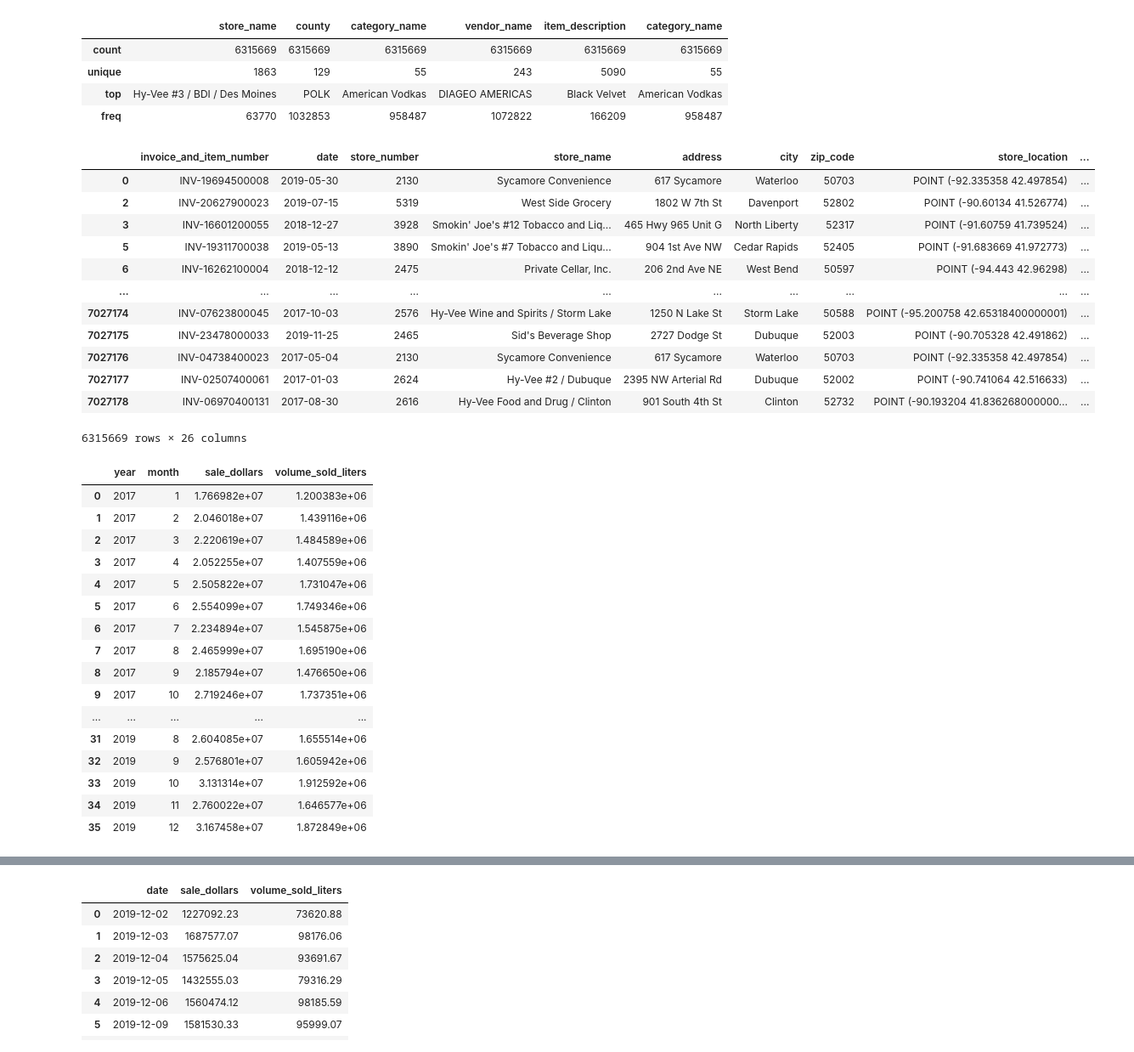
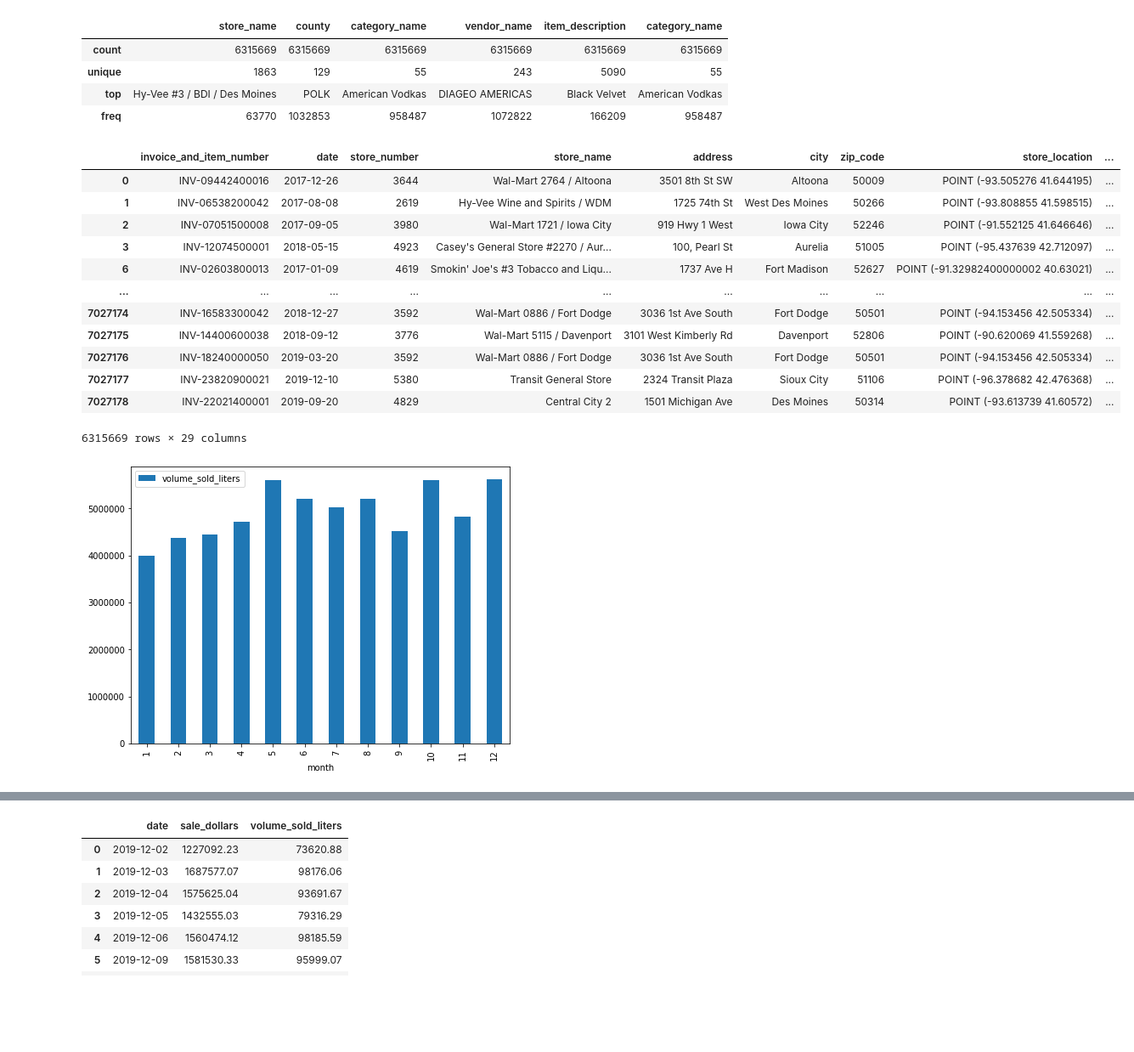
Before and after one commit to polesh21/iowa_liquor_sales, a Jupyter notebook: EDA_iowa.ipynb, the cells around one changed output, grey strips where cells are left out. Shown: that part at 85% size. Saved outputs shown, nothing was run; the diff lists cells and outputs as text; code cells hidden in the pictures; blank space fills up the shorter version.

```diff
--- a/EDA_iowa.ipynb
+++ b/EDA_iowa.ipynb
@@ -80,41 +80,32 @@ df[['store_name','county','category_name','vendor_name','item_description','cate
 # %%
 df['date']= pd.to_datetime(df['date'])
 df['month'] = df['date'].dt.month
 df['year'] = df['date'].dt.year
+df['day_of_week_num'] = df['date'].dt.dayofweek
+df['day_of_week'] = df['date'].dt.weekday_name
 df
 # %% [output]
 |  | invoice_and_item_number | date | store_number | store_name | address | city | zip_code | store_location | ... |
-| 0 | INV-19694500008 | 2019-05-30 | 2130 | Sycamore Convenience | 617 Sycamore | Waterloo | 50703 | POINT (-92.335358 42.497854) | ... |
-| 2 | INV-20627900023 | 2019-07-15 | 5319 | West Side Grocery | 1802 W 7th St | Davenport | 52802 | POINT (-90.60134 41.526774) | ... |
-| 3 | INV-16601200055 | 2018-12-27 | 3928 | Smokin' Joe's #12 Tobacco and Liq... | 465 Hwy 965 Unit G | North Liberty | 52317 | POINT (-91.60759 41.739524) | ... |
-| 5 | INV-19311700038 | 2019-05-13 | 3890 | Smokin' Joe's #7 Tobacco and Liqu... | 904 1st Ave NW | Cedar Rapids | 52405 | POINT (-91.683669 41.972773) | ... |
-| 6 | INV-16262100004 | 2018-12-12 | 2475 | Private Cellar, Inc. | 206 2nd Ave NE | West Bend | 50597 | POINT (-94.443 42.96298) | ... |
+| 0 | INV-09442400016 | 2017-12-26 | 3644 | Wal-Mart 2764 / Altoona | 3501 8th St SW | Altoona | 50009 | POINT (-93.505276 41.644195) | ... |
+| 1 | INV-06538200042 | 2017-08-08 | 2619 | Hy-Vee Wine and Spirits / WDM | 1725 74th St | West Des Moines | 50266 | POINT (-93.808855 41.598515) | ... |
+| 2 | INV-07051500008 | 2017-09-05 | 3980 | Wal-Mart 1721 / Iowa City | 919 Hwy 1 West | Iowa City | 52246 | POINT (-91.552125 41.646646) | ... |
+| 3 | INV-12074500001 | 2018-05-15 | 4923 | Casey's General Store #2270 / Aur... | 100, Pearl St | Aurelia | 51005 | POINT (-95.437639 42.712097) | ... |
+| 6 | INV-02603800013 | 2017-01-09 | 4619 | Smokin' Joe's #3 Tobacco and Liqu... | 1737 Ave H | Fort Madison | 52627 | POINT (-91.32982400000002 40.63021) | ... |
 | ... | ... | ... | ... | ... | ... | ... | ... | ... | ... |
-| 7027174 | INV-07623800045 | 2017-10-03 | 2576 | Hy-Vee Wine and Spirits / Storm Lake | 1250 N Lake St | Storm Lake | 50588 | POINT (-95.200758 42.65318400000001) | ... |
-| 7027175 | INV-23478000033 | 2019-11-25 | 2465 | Sid's Beverage Shop | 2727 Dodge St | Dubuque | 52003 | POINT (-90.705328 42.491862) | ... |
-| 7027176 | INV-04738400023 | 2017-05-04 | 2130 | Sycamore Convenience | 617 Sycamore | Waterloo | 50703 | POINT (-92.335358 42.497854) | ... |
-| 7027177 | INV-02507400061 | 2017-01-03 | 2624 | Hy-Vee #2 / Dubuque | 2395 NW Arterial Rd | Dubuque | 52002 | POINT (-90.741064 42.516633) | ... |
-| 7027178 | INV-06970400131 | 2017-08-30 | 2616 | Hy-Vee Food and Drug / Clinton | 901 South 4th St | Clinton | 52732 | POINT (-90.193204 41.836268000000... | ... |
+| 7027174 | INV-16583300042 | 2018-12-27 | 3592 | Wal-Mart 0886 / Fort Dodge | 3036 1st Ave South | Fort Dodge | 50501 | POINT (-94.153456 42.505334) | ... |
+| 7027175 | INV-14400600038 | 2018-09-12 | 3776 | Wal-Mart 5115 / Davenport | 3101 West Kimberly Rd | Davenport | 52806 | POINT (-90.620069 41.559268) | ... |
+| 7027176 | INV-18240000050 | 2019-03-20 | 3592 | Wal-Mart 0886 / Fort Dodge | 3036 1st Ave South | Fort Dodge | 50501 | POINT (-94.153456 42.505334) | ... |
+| 7027177 | INV-23820900021 | 2019-12-10 | 5380 | Transit General Store | 2324 Transit Plaza | Sioux City | 51106 | POINT (-96.378682 42.476368) | ... |
+| 7027178 | INV-22021400001 | 2019-09-20 | 4829 | Central City 2 | 1501 Michigan Ave | Des Moines | 50314 | POINT (-93.613739 41.60572) | ... |
-6315669 rows × 26 columns
+6315669 rows × 29 columns
 # %%
-by_month = df.groupby(['year','month']).sum().reset_index()
-by_month_short = by_month[['year','month','sale_dollars','volume_sold_liters']]
-by_month_short
+by_month = df.groupby(['month']).sum().reset_index()
+liters_by_month = by_month[['month','volume_sold_liters']]
+
+import matplotlib.pyplot as plt
+
+liters_by_month.plot(kind='bar',x='month',y='volume_sold_liters')
+
+plt.show()
 # %% [output]
-|  | year | month | sale_dollars | volume_sold_liters |
-| 0 | 2017 | 1 | 1.766982e+07 | 1.200383e+06 |
-| 1 | 2017 | 2 | 2.046018e+07 | 1.439116e+06 |
-| 2 | 2017 | 3 | 2.220619e+07 | 1.484589e+06 |
-| 3 | 2017 | 4 | 2.052255e+07 | 1.407559e+06 |
-| 4 | 2017 | 5 | 2.505822e+07 | 1.731047e+06 |
-| 5 | 2017 | 6 | 2.554099e+07 | 1.749346e+06 |
-| 6 | 2017 | 7 | 2.234894e+07 | 1.545875e+06 |
-| 7 | 2017 | 8 | 2.465999e+07 | 1.695190e+06 |
-| 8 | 2017 | 9 | 2.185794e+07 | 1.476650e+06 |
-| 9 | 2017 | 10 | 2.719246e+07 | 1.737351e+06 |
-| ... | ... | ... | ... | ... |
-| 31 | 2019 | 8 | 2.604085e+07 | 1.655514e+06 |
-| 32 | 2019 | 9 | 2.576801e+07 | 1.605942e+06 |
-| 33 | 2019 | 10 | 3.131314e+07 | 1.912592e+06 |
-| 34 | 2019 | 11 | 2.760022e+07 | 1.646577e+06 |
-| 35 | 2019 | 12 | 3.167458e+07 | 1.872849e+06 |
+[figure, added]
```
Also changed, not shown: parts of 2 cells of this notebook.
